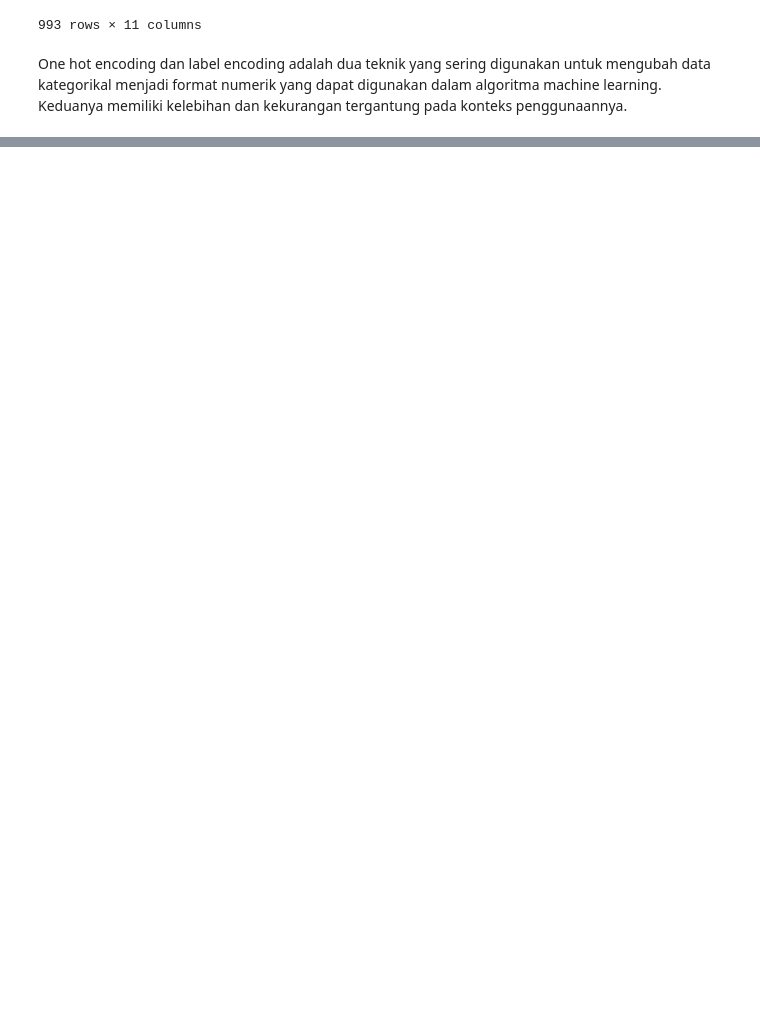
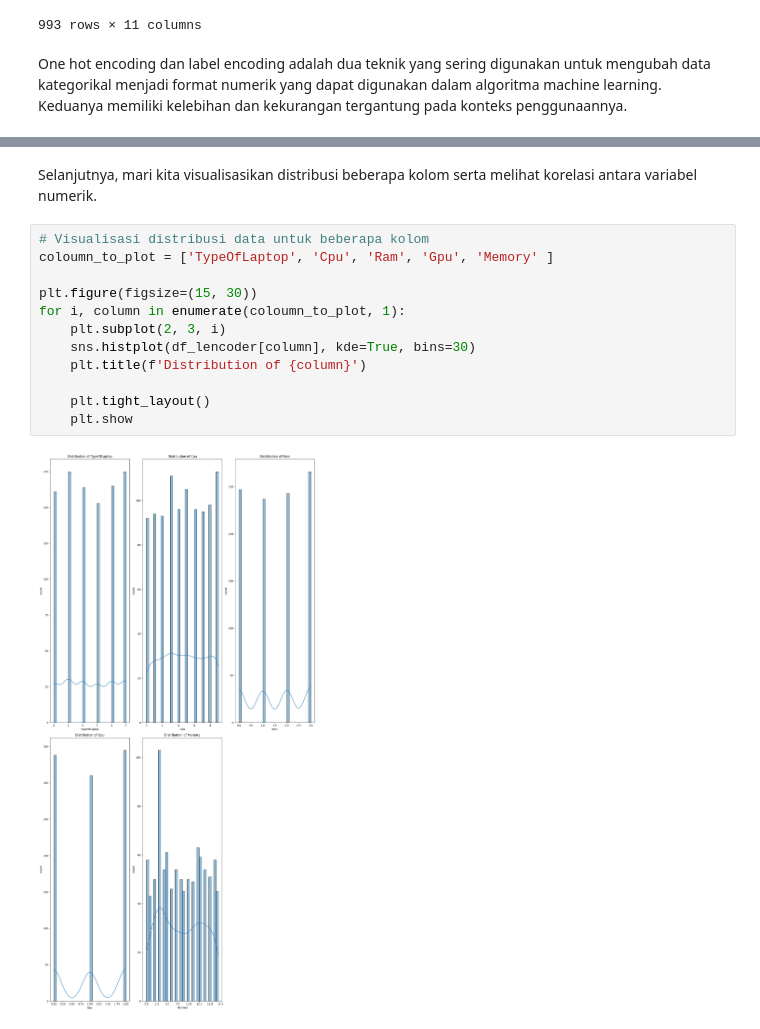
Before and after one commit to Azrxr/ML_learn, a Jupyter notebook: 1.ML_workflow.ipynb, the cells around one changed output, grey strips where cells are left out. Saved outputs shown, nothing was run; the diff lists cells and outputs as text; blank space fills up the shorter version.

```diff
--- a/1.ML_workflow.ipynb
+++ b/1.ML_workflow.ipynb
@@ -315,0 +375,16 @@ One hot encoding dan label encoding adalah dua teknik yang sering digunakan untu
+# %% [markdown]
+Selanjutnya, mari kita visualisasikan distribusi beberapa kolom serta melihat korelasi antara variabel numerik.
+# %%
+# Visualisasi distribusi data untuk beberapa kolom
+coloumn_to_plot = ['TypeOfLaptop', 'Cpu', 'Ram', 'Gpu', 'Memory' ]
+
+plt.figure(figsize=(15, 30))
+for i, column in enumerate(coloumn_to_plot, 1):
+    plt.subplot(2, 3, i)
+    sns.histplot(df_lencoder[column], kde=True, bins=30)
+    plt.title(f'Distribution of {column}')
+
+    plt.tight_layout()
+    plt.show
+# %% [output]
+[figure, added]
```
Also changed, not shown: parts of 26 cells of this notebook, 12 other files.
